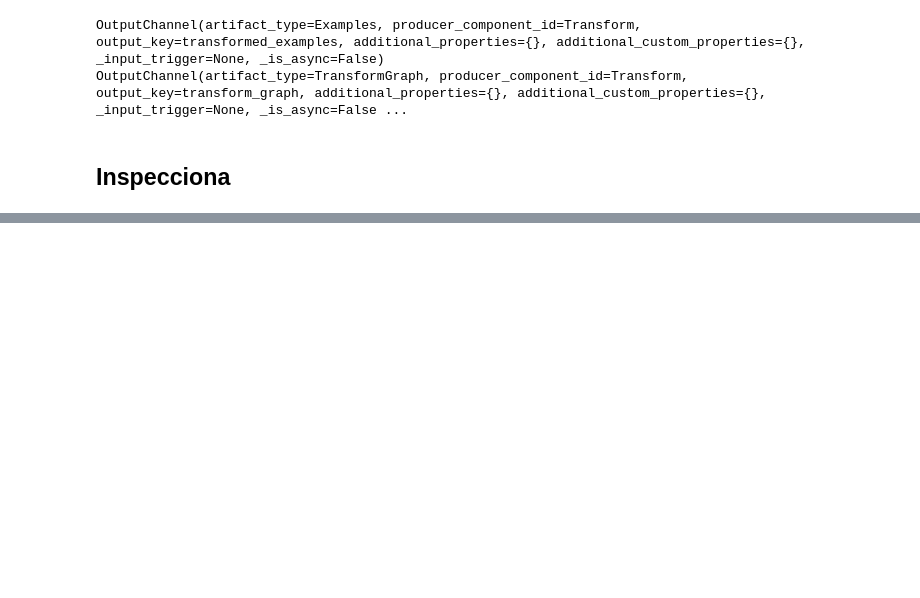
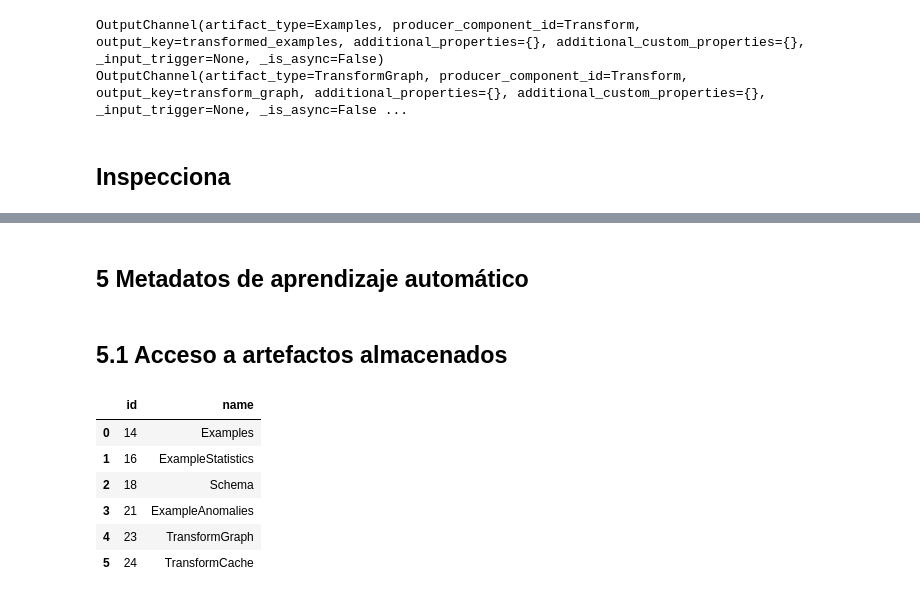
Before and after one commit to miguelhzuniga/mlops-repo, a Jupyter notebook: proyecto-01/train/proyecto-01.ipynb, the cells around one changed output, grey strips where cells are left out. Saved outputs shown, nothing was run; the diff lists cells and outputs as text; code cells hidden in the pictures; blank space fills up the shorter version.

```diff
--- a/proyecto-01/train/validacion.ipynb
+++ b/proyecto-01/train/proyecto-01.ipynb
@@ -495,0 +490,2 @@ features {
+# %% [markdown]
+## 5 Metadatos de aprendizaje automático
@@ -495,0 +536,18 @@ features {
+# %%
+connection_config = context.metadata_connection_config
+store = mlmd.MetadataStore(metadata_config)
+
+# All TFX artifacts are stored in the base directory
+base_dir = connection_config.sqlite.filename_uri.split('metadata.sqlite')[0]
+# %% [markdown]
+## 5.1 Acceso a artefactos almacenados
+# %%
+display_types(store.get_artifact_types())
+# %% [output]
+|  | id | name |
+| 0 | 14 | Examples |
+| 1 | 16 | ExampleStatistics |
+| 2 | 18 | Schema |
+| 3 | 21 | ExampleAnomalies |
+| 4 | 23 | TransformGraph |
+| 5 | 24 | TransformCache |
```
Also changed, not shown: parts of 10 cells of this notebook, 5 other files.
